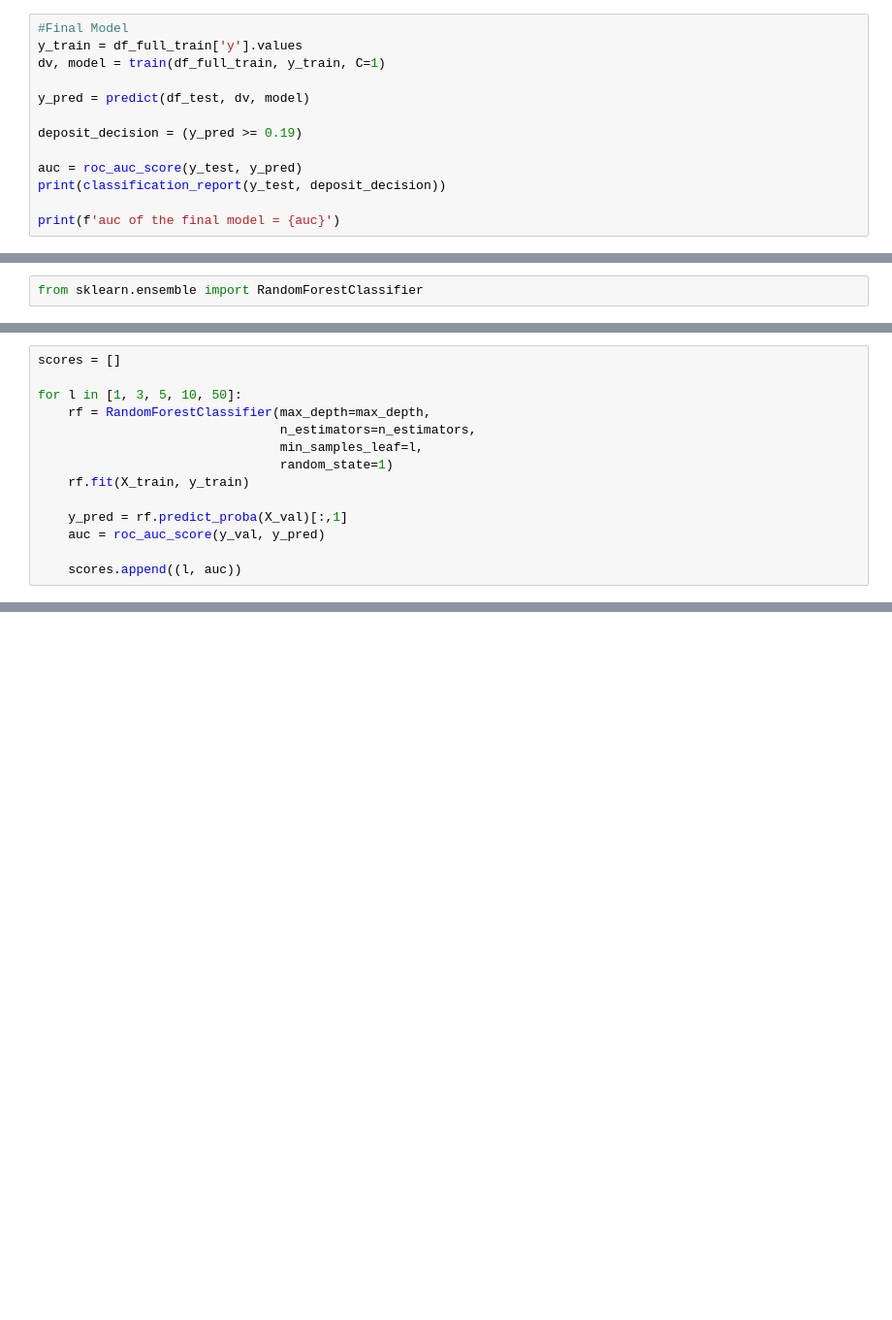
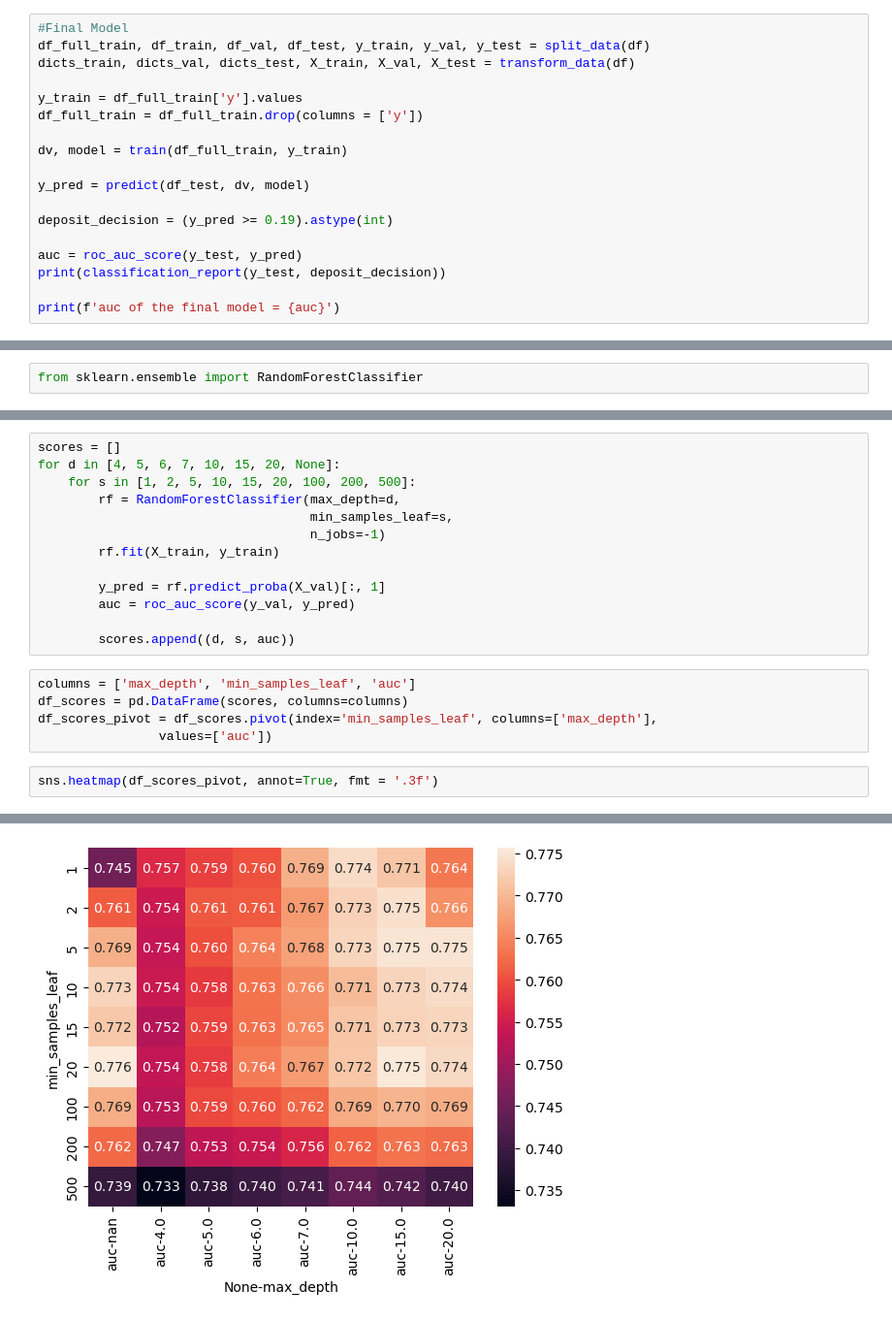
Before and after one commit to isse75/ML_Zoomcamp, a Jupyter notebook: midterm-02/Notebook.ipynb, the cells around one changed output, grey strips where cells are left out. Shown at 97% size. Drawn from its saved outputs; the diff is of its cells as text; blank space fills up the shorter version.

```diff
--- a/midterm-02/Notebook.ipynb
+++ b/midterm-02/Notebook.ipynb
@@ -397,11 +364,16 @@ for C in [0.001, 0.01, 0.1, 1, 10, 100, 1000]:
 # %%
 #Final Model
+df_full_train, df_train, df_val, df_test, y_train, y_val, y_test = split_data(df)
+dicts_train, dicts_val, dicts_test, X_train, X_val, X_test = transform_data(df)
+
 y_train = df_full_train['y'].values
-dv, model = train(df_full_train, y_train, C=1)
+df_full_train = df_full_train.drop(columns = ['y'])
+
+dv, model = train(df_full_train, y_train)
 
 y_pred = predict(df_test, dv, model)
 
-deposit_decision = (y_pred >= 0.19)
+deposit_decision = (y_pred >= 0.19).astype(int)
 
 auc = roc_auc_score(y_test, y_pred)
 print(classification_report(y_test, deposit_decision))
@@ -510,14 +414,0 @@ max_depth = 15
-# %%
-scores = []
-
-for l in [1, 3, 5, 10, 50]:
-    rf = RandomForestClassifier(max_depth=max_depth,
-                                n_estimators=n_estimators,
-                                min_samples_leaf=l,
-                                random_state=1)
-    rf.fit(X_train, y_train)
-
-    y_pred = rf.predict_proba(X_val)[:,1]
-    auc = roc_auc_score(y_val, y_pred)
-
-    scores.append((l, auc))
@@ -536,0 +415,21 @@ min_samples_leaf = 5
+# %%
+scores = []
+for d in [4, 5, 6, 7, 10, 15, 20, None]:
+    for s in [1, 2, 5, 10, 15, 20, 100, 200, 500]:
+        rf = RandomForestClassifier(max_depth=d,
+                                    min_samples_leaf=s,
+                                    n_jobs=-1)
+        rf.fit(X_train, y_train)
+
+        y_pred = rf.predict_proba(X_val)[:, 1]
+        auc = roc_auc_score(y_val, y_pred)
+
+        scores.append((d, s, auc))
+# %%
+columns = ['max_depth', 'min_samples_leaf', 'auc']
+df_scores = pd.DataFrame(scores, columns=columns)
+df_scores_pivot = df_scores.pivot(index='min_samples_leaf', columns=['max_depth'],
+                values=['auc'])
+# %%
+sns.heatmap(df_scores_pivot, annot=True, fmt = '.3f')
+# %% [output]
@@ -536,0 +437 @@ min_samples_leaf = 5
+[figure, added]
```
Also changed, not shown: parts of 39 cells of this notebook.
